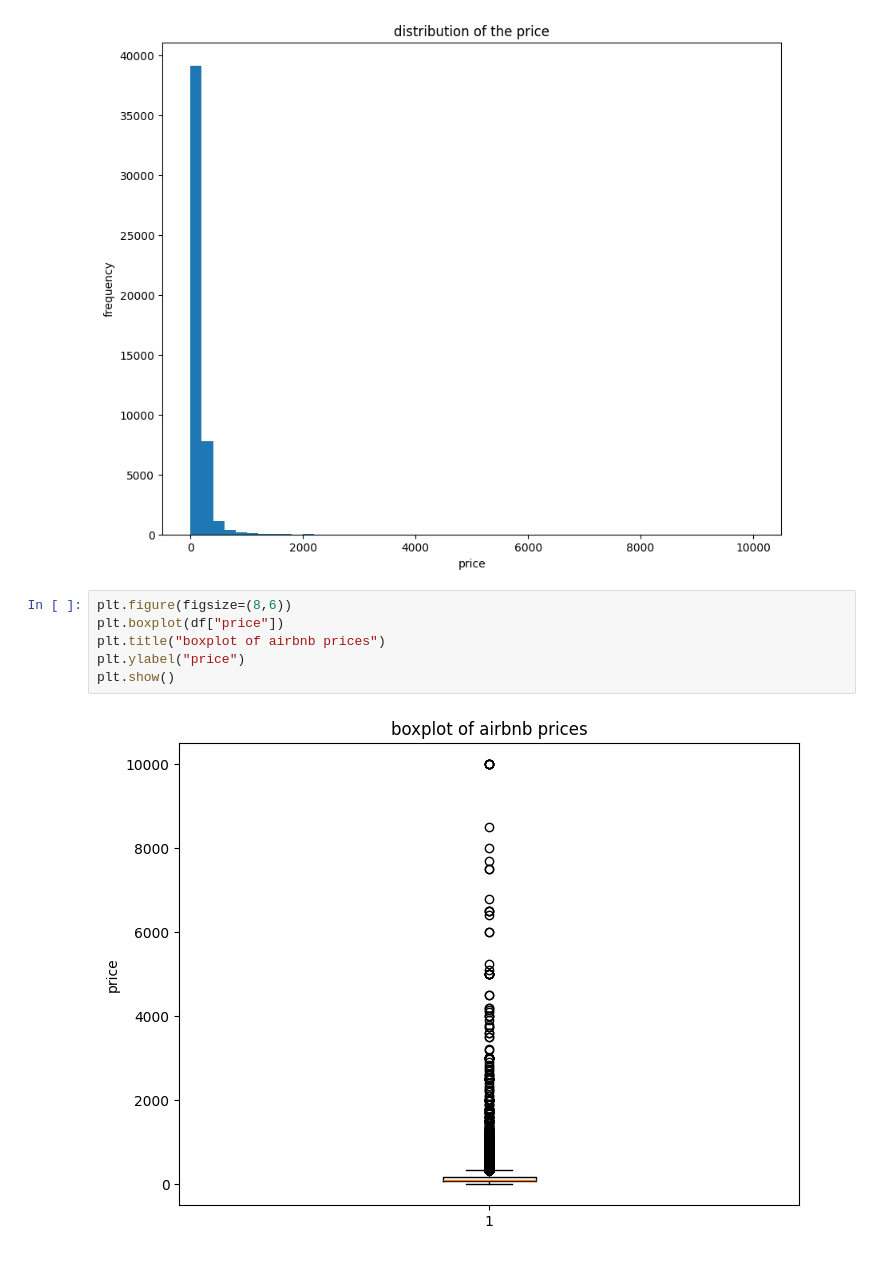
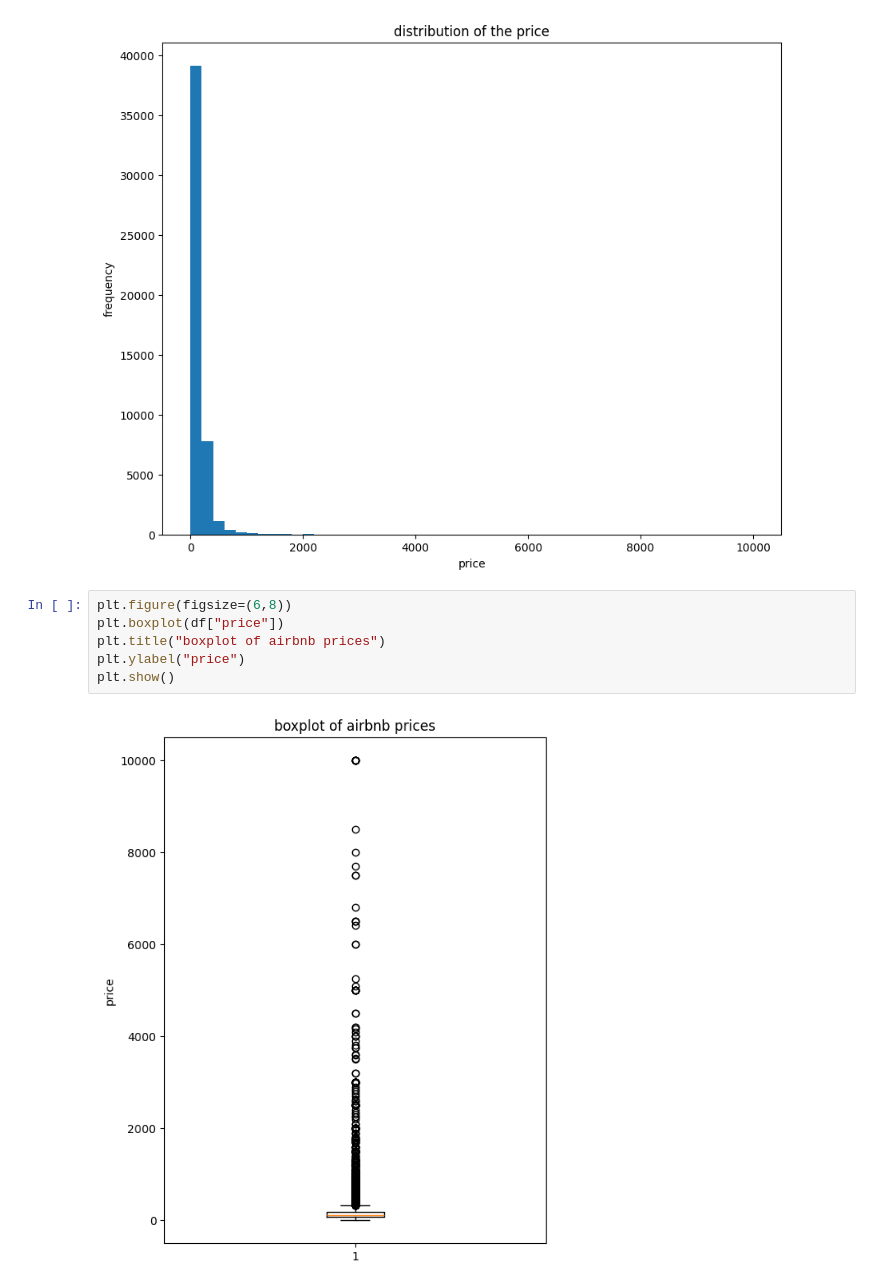
Before and after one commit to ayushpalse01012023-byte/staywise-ai-airbnb-price-prediction, a Jupyter notebook: model.ipynb, the cells around one changed output. Cells and saved outputs as stored; diff of their text form.

```diff
--- a/model.ipynb
+++ b/model.ipynb
@@ -128,10 +128,10 @@ plt.show()
 # %% [output]
 [figure]
 # %%
-plt.figure(figsize=(8,6))
+plt.figure(figsize=(6,8))
 plt.boxplot(df["price"])
 plt.title("boxplot of airbnb prices")
 plt.ylabel("price")
 plt.show()
 # %% [output]
-[figure, old version]
+[figure, new version]
```
